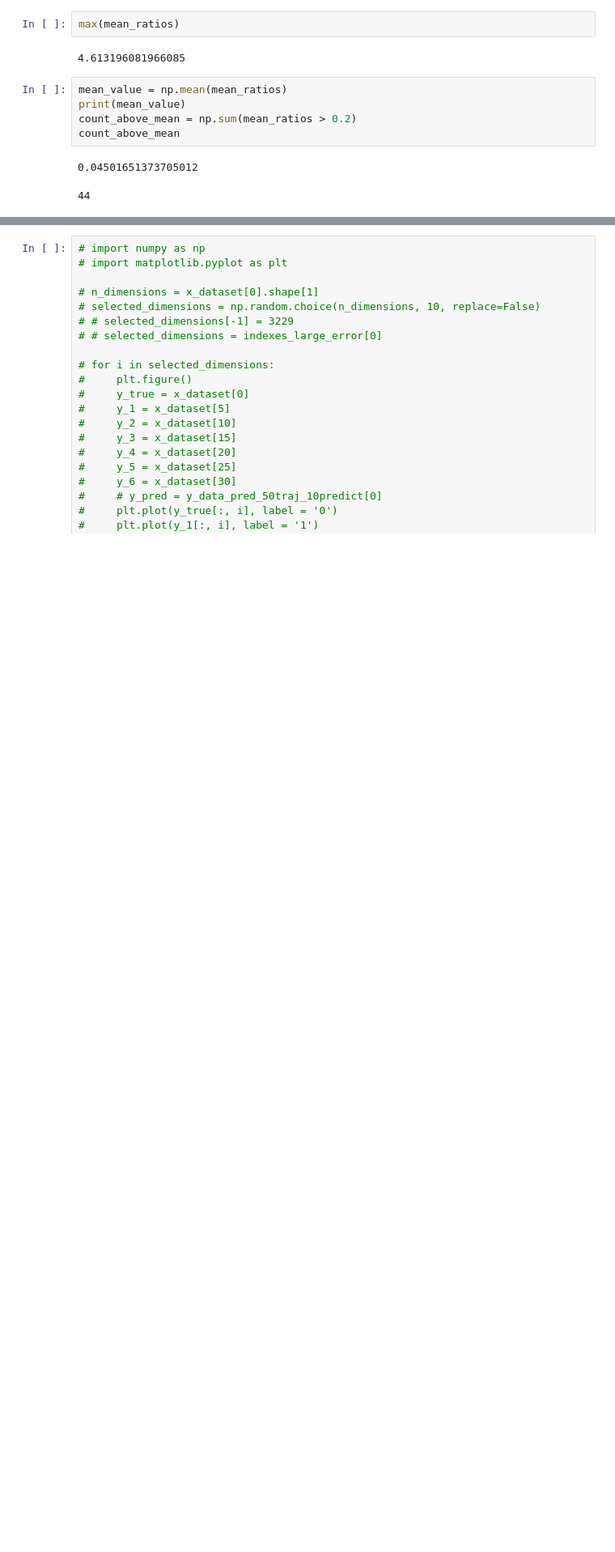
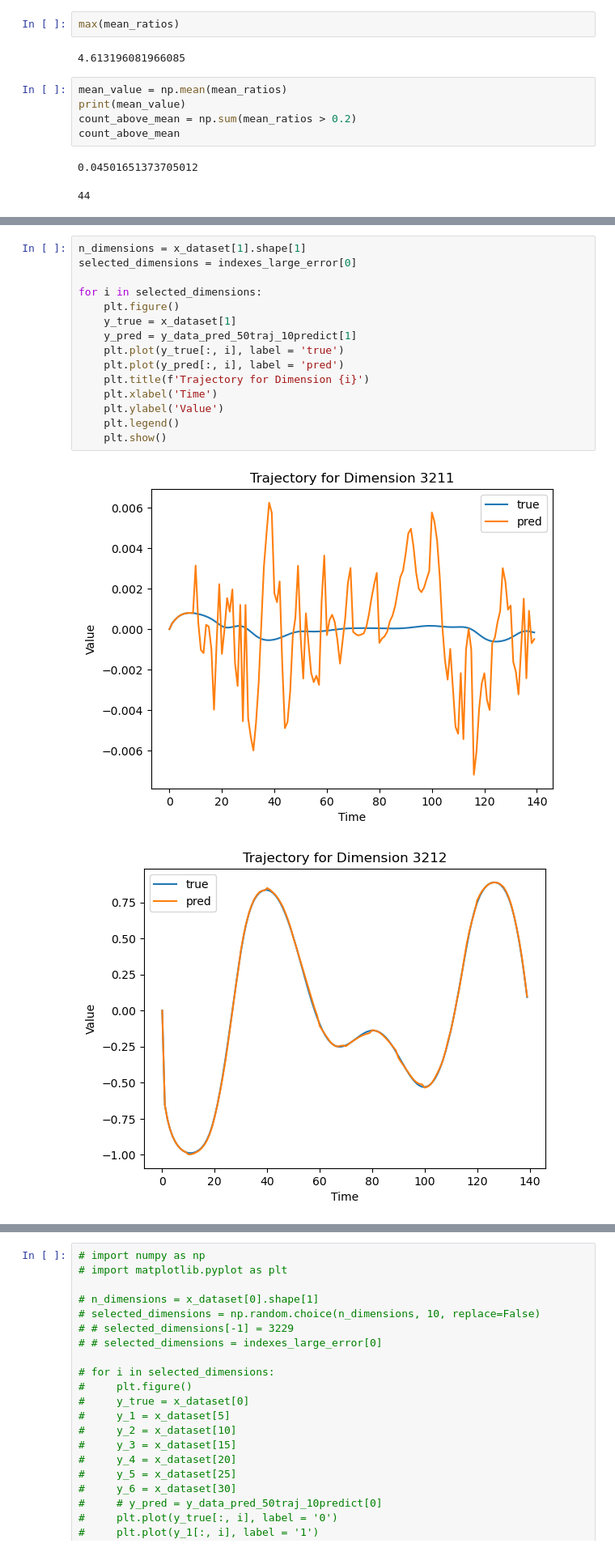
Before and after one commit to Shiqi-Wu/model_combination_Argos, a Jupyter notebook: gan_transformer/test_v2_10.ipynb, the cells around one changed output, grey strips where cells are left out. Shown at 81% size. Cells and saved outputs as stored; diff of their text form; blank space fills up the shorter version.

```diff
--- a/gan_transformer/test_v2_10.ipynb
+++ b/gan_transformer/test_v2_10.ipynb
@@ -259,3 +255,21 @@ indexes_large_error
 # %% [output]
 (array([3211, 3212, 3229, 3230, 3297, 3302, 4163, 4573, 4574, 4904, 4905,
         5555, 5915, 5916]),)
+# %%
+n_dimensions = x_dataset[1].shape[1]
+selected_dimensions = indexes_large_error[0]
+
+for i in selected_dimensions:
+    plt.figure()
+    y_true = x_dataset[1]
+    y_pred = y_data_pred_50traj_10predict[1]
+    plt.plot(y_true[:, i], label = 'true')
+    plt.plot(y_pred[:, i], label = 'pred')
+    plt.title(f'Trajectory for Dimension {i}')
+    plt.xlabel('Time')
+    plt.ylabel('Value')
+    plt.legend()
+    plt.show()
+# %% [output]
+[figure, added]
+[figure, added]
```
Also changed, not shown: parts of 4 cells of this notebook.
